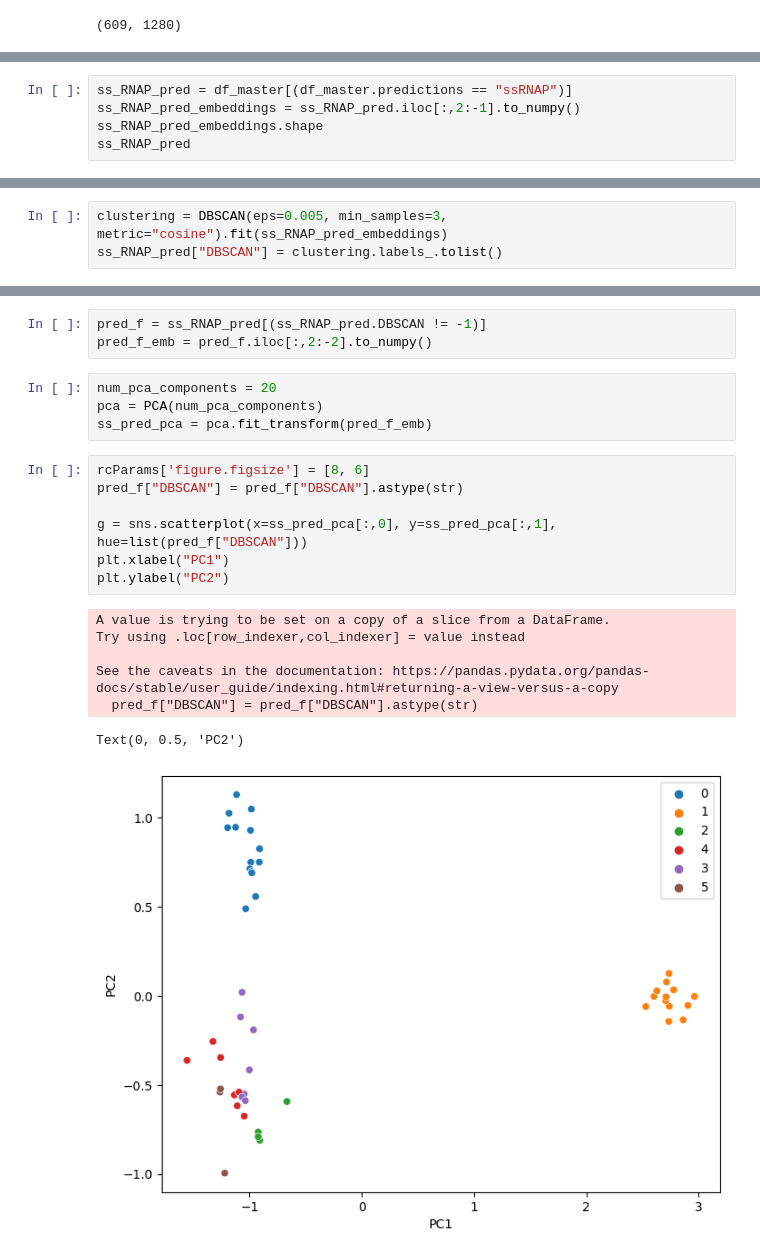
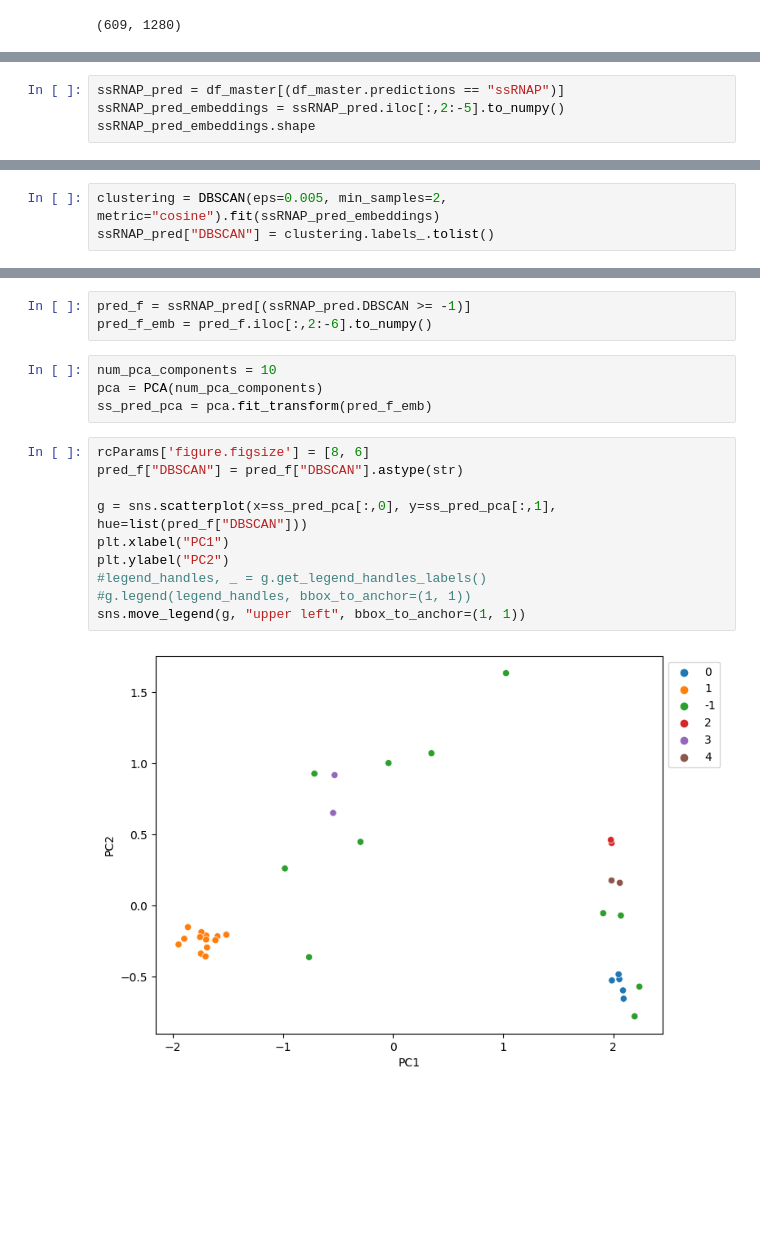
Before and after one commit to alexismhill3/rnap-bioinformatics, a Jupyter notebook: notebooks/RNAP-classification.ipynb, the cells around one changed output, grey strips where cells are left out. Cells and saved outputs as stored; diff of their text form; blank space fills up the shorter version.

```diff
--- a/notebooks/RNAP-classification.ipynb
+++ b/notebooks/RNAP-classification.ipynb
@@ -175,6 +204,5 @@ print(df_master[(df_master.predictions == "other")][["ID", "desc", "prob", "ssRN
 # %%
-ss_RNAP_pred = df_master[(df_master.predictions == "ssRNAP")]
-ss_RNAP_pred_embeddings = ss_RNAP_pred.iloc[:,2:-1].to_numpy()
-ss_RNAP_pred_embeddings.shape
-ss_RNAP_pred
+ssRNAP_pred = df_master[(df_master.predictions == "ssRNAP")]
+ssRNAP_pred_embeddings = ssRNAP_pred.iloc[:,2:-5].to_numpy()
+ssRNAP_pred_embeddings.shape
 # %% [output]
@@ -202,6 +234,6 @@ Text(0.5, 0, 'epsilon')
 # %%
-clustering = DBSCAN(eps=0.005, min_samples=3, metric="cosine").fit(ss_RNAP_pred_embeddings)
-ss_RNAP_pred["DBSCAN"] = clustering.labels_.tolist()
+clustering = DBSCAN(eps=0.005, min_samples=2, metric="cosine").fit(ssRNAP_pred_embeddings)
+ssRNAP_pred["DBSCAN"] = clustering.labels_.tolist()
 # %% [output]
 A value is trying to be set on a copy of a slice from a DataFrame.
 Try using .loc[row_indexer,col_indexer] = value instead
@@ -213,22 +245,19 @@ ss_RNAP_pred[(ss_RNAP_pred.DBSCAN != -1)][["ID", "desc", "DBSCAN"]].sort_values(
 # %%
-pred_f = ss_RNAP_pred[(ss_RNAP_pred.DBSCAN != -1)]
-pred_f_emb = pred_f.iloc[:,2:-2].to_numpy()
+pred_f = ssRNAP_pred[(ssRNAP_pred.DBSCAN >= -1)]
+pred_f_emb = pred_f.iloc[:,2:-6].to_numpy()
 # %%
-num_pca_components = 20
+num_pca_components = 10
 pca = PCA(num_pca_components)
 ss_pred_pca = pca.fit_transform(pred_f_emb)
 # %%
 rcParams['figure.figsize'] = [8, 6]
 pred_f["DBSCAN"] = pred_f["DBSCAN"].astype(str)
 
 g = sns.scatterplot(x=ss_pred_pca[:,0], y=ss_pred_pca[:,1], hue=list(pred_f["DBSCAN"]))
 plt.xlabel("PC1")
 plt.ylabel("PC2")
+#legend_handles, _ = g.get_legend_handles_labels()
+#g.legend(legend_handles, bbox_to_anchor=(1, 1))
+sns.move_legend(g, "upper left", bbox_to_anchor=(1, 1))
 # %% [output]
-A value is trying to be set on a copy of a slice from a DataFrame.
-Try using .loc[row_indexer,col_indexer] = value instead
-
-See the caveats in the documentation: https://pandas.pydata.org/pandas-docs/stable/user_guide/indexing.html#returning-a-view-versus-a-copy
-  pred_f["DBSCAN"] = pred_f["DBSCAN"].astype(str)
-Text(0, 0.5, 'PC2')
-[figure, old version]
+[figure, new version]
```
Also changed, not shown: parts of 31 cells of this notebook, 5 other files.
